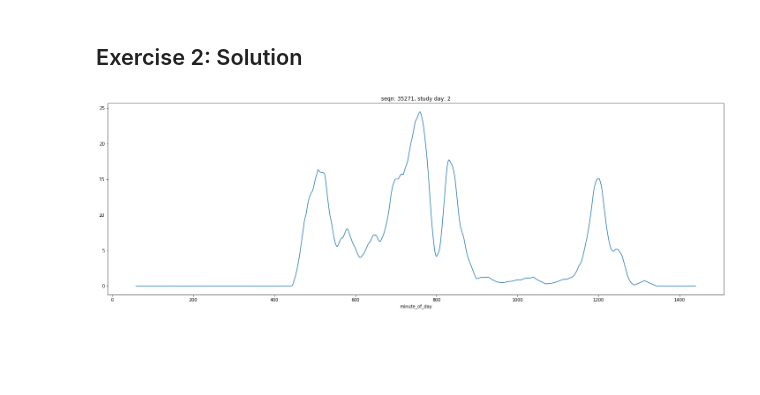
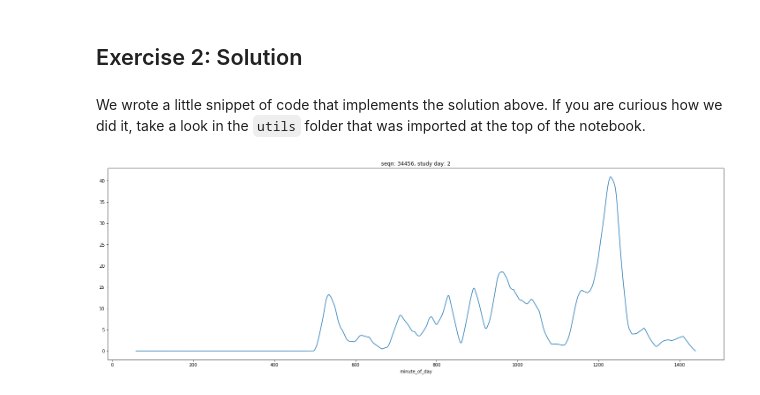
Before and after one commit to evidation-health/EvidationDataScienceModule, a Jupyter notebook: notebooks/0-ETL-Munging-QC.ipynb, the cells around one changed output. Cells and saved outputs as stored; diff of their text form; code cells hidden in the pictures; blank space fills up the shorter version.

````diff
--- a/notebooks/0-ETL-Munging-QC.ipynb
+++ b/notebooks/0-ETL-Munging-QC.ipynb
@@ -218,4 +201,6 @@ def plot_user_steps(pax_df, seqn_id=None, day_of_study=1, window_len=30):
+# %% [markdown]
+We wrote a little snippet of code that implements the solution above. If you are curious how we did it, take a look in the ```utils``` folder that was imported at the top of the notebook.
 # %%
-plot_user_steps(pax_raw, None, 2, 60)
+utils.plot_user_steps(pax_raw, None, 2, 60)
 # %% [output]
-[figure, old version]
+[figure, new version]
````
Also changed, not shown: parts of 23 cells of this notebook, 2 other files.
